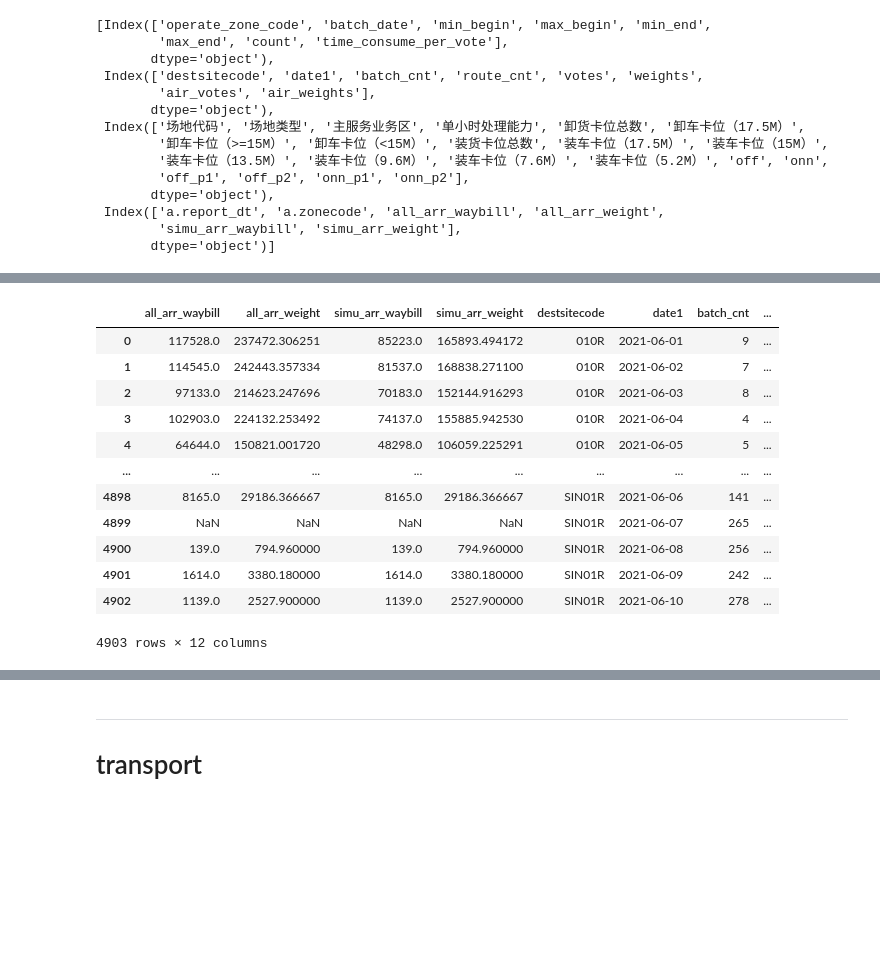
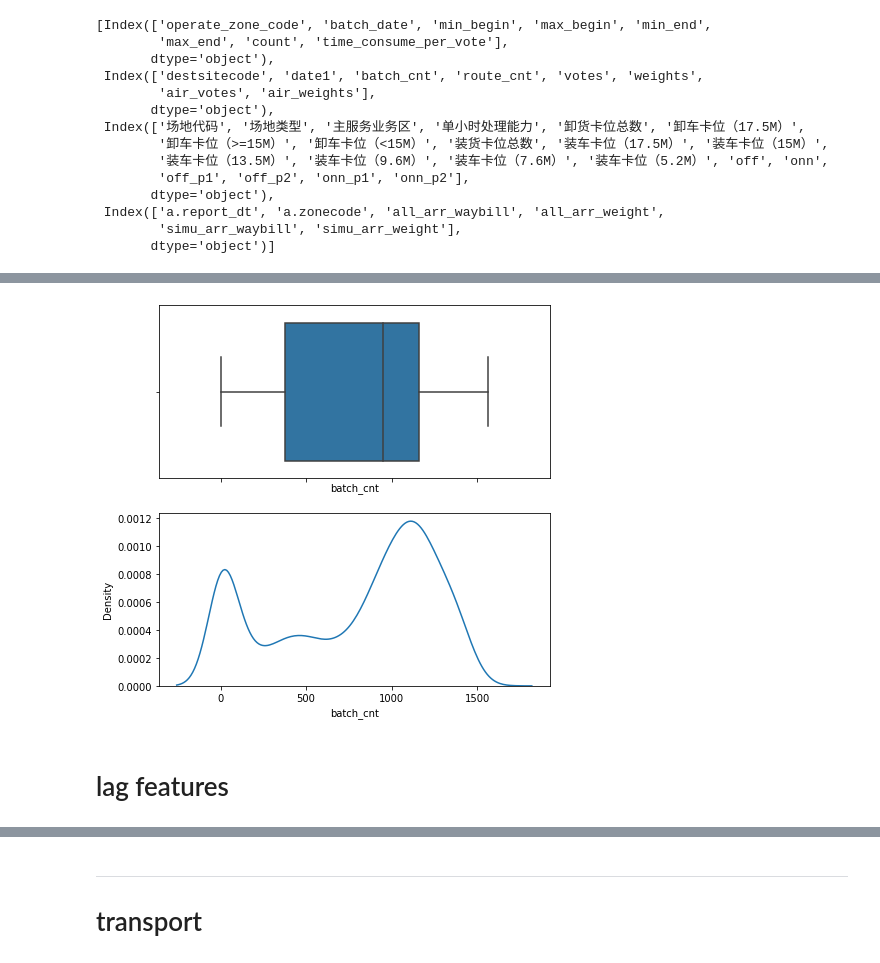
Before and after one commit to fyenne/play7_comp, a Jupyter notebook: data_clea.ipynb, the cells around one changed output, grey strips where cells are left out. Drawn from its saved outputs; the diff is of its cells as text; code cells hidden in the pictures; blank space fills up the shorter version.

```diff
--- a/data_clea.ipynb
+++ b/data_clea.ipynb
@@ -309,0 +331,6 @@ NotFittedError: This SimpleImputer instance is not fitted yet. Call 'fit' with a
+# %%
+plot_distribution('batch_cnt')
+# %% [output]
+[figure, added]
+# %% [markdown]
+# lag features
@@ -314,19 +352,3 @@ NotFittedError: This SimpleImputer instance is not fitted yet. Call 'fit' with a
 #     right_on = ['date1', 'destsitecode'], validate = 'one_to_one', how = 'right'); len(hist_od_part)
 
 # hist_od_part = hist_od_part.drop(['a.report_dt','a.zonecode'], axis =1 )
-# %%
-hist_od_part
-# %% [output]
-|  | all_arr_waybill | all_arr_weight | simu_arr_waybill | simu_arr_weight | destsitecode | date1 | batch_cnt | ... |
-| 0 | 117528.0 | 237472.306251 | 85223.0 | 165893.494172 | 010R | 2021-06-01 | 9 | ... |
-| 1 | 114545.0 | 242443.357334 | 81537.0 | 168838.271100 | 010R | 2021-06-02 | 7 | ... |
-| 2 | 97133.0 | 214623.247696 | 70183.0 | 152144.916293 | 010R | 2021-06-03 | 8 | ... |
-| 3 | 102903.0 | 224132.253492 | 74137.0 | 155885.942530 | 010R | 2021-06-04 | 4 | ... |
-| 4 | 64644.0 | 150821.001720 | 48298.0 | 106059.225291 | 010R | 2021-06-05 | 5 | ... |
-| ... | ... | ... | ... | ... | ... | ... | ... | ... |
-| 4898 | 8165.0 | 29186.366667 | 8165.0 | 29186.366667 | SIN01R | 2021-06-06 | 141 | ... |
-| 4899 | NaN | NaN | NaN | NaN | SIN01R | 2021-06-07 | 265 | ... |
-| 4900 | 139.0 | 794.960000 | 139.0 | 794.960000 | SIN01R | 2021-06-08 | 256 | ... |
-| 4901 | 1614.0 | 3380.180000 | 1614.0 | 3380.180000 | SIN01R | 2021-06-09 | 242 | ... |
-| 4902 | 1139.0 | 2527.900000 | 1139.0 | 2527.900000 | SIN01R | 2021-06-10 | 278 | ... |
-4903 rows × 12 columns
```
Also changed, not shown: parts of 34 cells of this notebook.
